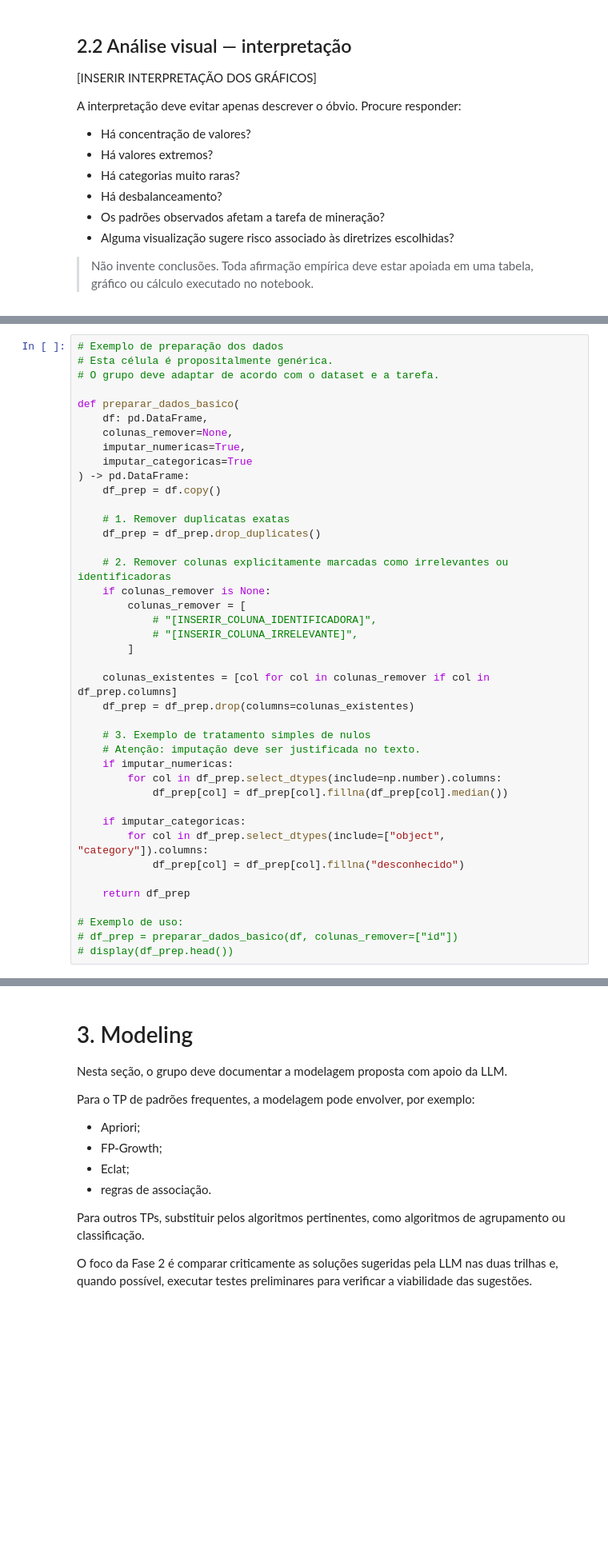
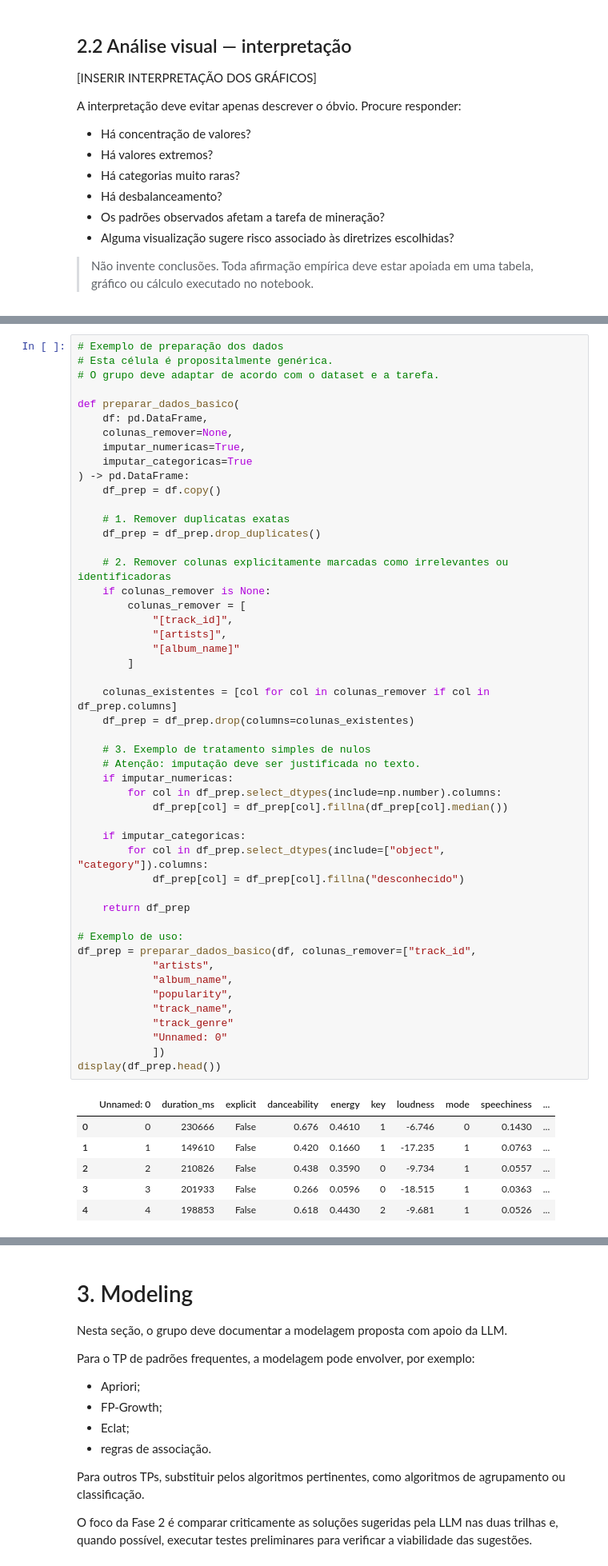
Before and after one commit to carolinabarcellos/TP-2-Mineracao, a Jupyter notebook: TP2_Fase2_Grupo1.ipynb, the cells around one changed output, grey strips where cells are left out. Shown at 80% size. Cells and saved outputs as stored; diff of their text form; blank space fills up the shorter version.

```diff
--- a/TP2_Fase2_Grupo1.ipynb
+++ b/TP2_Fase2_Grupo1.ipynb
@@ -564,34 +657,49 @@ def preparar_dados_basico(
     colunas_remover=None,
     imputar_numericas=True,
     imputar_categoricas=True
 ) -> pd.DataFrame:
     df_prep = df.copy()
 
     # 1. Remover duplicatas exatas
     df_prep = df_prep.drop_duplicates()
 
     # 2. Remover colunas explicitamente marcadas como irrelevantes ou identificadoras
     if colunas_remover is None:
         colunas_remover = [
-            # "[INSERIR_COLUNA_IDENTIFICADORA]",
-            # "[INSERIR_COLUNA_IRRELEVANTE]",
+            "[track_id]",
+            "[artists]",
+            "[album_name]"
         ]
 
     colunas_existentes = [col for col in colunas_remover if col in df_prep.columns]
     df_prep = df_prep.drop(columns=colunas_existentes)
 
     # 3. Exemplo de tratamento simples de nulos
     # Atenção: imputação deve ser justificada no texto.
     if imputar_numericas:
         for col in df_prep.select_dtypes(include=np.number).columns:
             df_prep[col] = df_prep[col].fillna(df_prep[col].median())
 
     if imputar_categoricas:
         for col in df_prep.select_dtypes(include=["object", "category"]).columns:
             df_prep[col] = df_prep[col].fillna("desconhecido")
 
     return df_prep
 
 # Exemplo de uso:
-# df_prep = preparar_dados_basico(df, colunas_remover=["id"])
-# display(df_prep.head())
+df_prep = preparar_dados_basico(df, colunas_remover=["track_id",
+            "artists",
+            "album_name",
+            "popularity",
+            "track_name",
+            "track_genre"
+            "Unnamed: 0"
+            ])
+display(df_prep.head())
+# %% [output]
+|  | Unnamed: 0 | duration_ms | explicit | danceability | energy | key | loudness | mode | speechiness | ... |
+| 0 | 0 | 230666 | False | 0.676 | 0.4610 | 1 | -6.746 | 0 | 0.1430 | ... |
+| 1 | 1 | 149610 | False | 0.420 | 0.1660 | 1 | -17.235 | 1 | 0.0763 | ... |
+| 2 | 2 | 210826 | False | 0.438 | 0.3590 | 0 | -9.734 | 1 | 0.0557 | ... |
+| 3 | 3 | 201933 | False | 0.266 | 0.0596 | 0 | -18.515 | 1 | 0.0363 | ... |
+| 4 | 4 | 198853 | False | 0.618 | 0.4430 | 2 | -9.681 | 1 | 0.0526 | ... |
```
Also changed, not shown: parts of 19 cells of this notebook.
